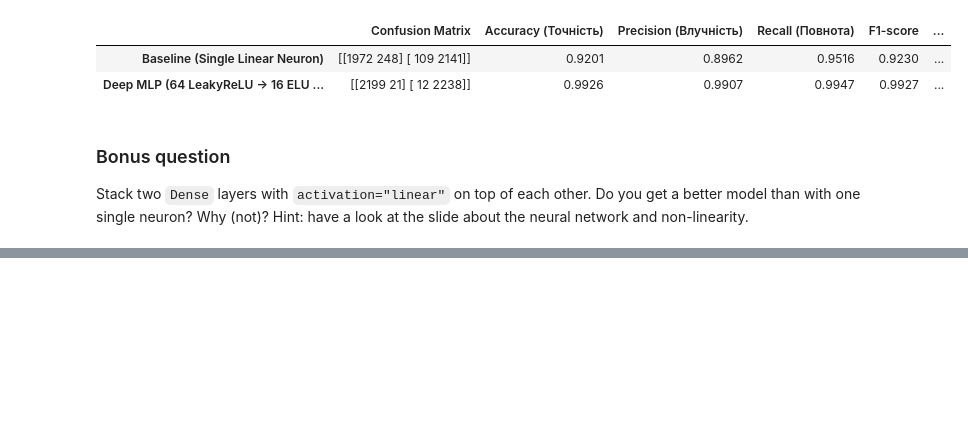
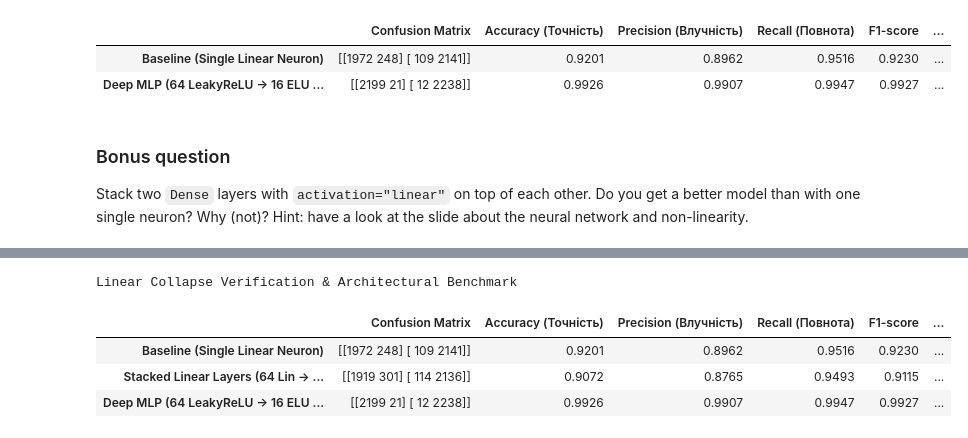
Before and after one commit to BogdanPinchuk/ComputerVision-PBY_HW12, a Jupyter notebook: Bohdan_Pinchuk_CV_HW12.ipynb, the cells around one changed output, grey strips where cells are left out. Saved outputs shown, nothing was run; the diff lists cells and outputs as text; code cells hidden in the pictures; blank space fills up the shorter version.

```diff
--- a/Bohdan_Pinchuk_CV_HW12.ipynb
+++ b/Bohdan_Pinchuk_CV_HW12.ipynb
@@ -630,0 +800,22 @@
+# %%
+# Comparing models
+
+from apps.reporter import Reporter
+
+# Input data
+models_comparison = [
+    ("Baseline (Single Linear Neuron)", df_metrics_single),
+    ("Stacked Linear Layers (64 Lin -> 1 Lin)", df_metrics_stacked),
+    ("Deep MLP (64 LeakyReLU -> 16 ELU -> 1 Sigmoid)", df_metrics_mlp),
+]
+
+# Solution
+
+# Print results
+Reporter.print_concat_pd_reports(models_comparison, "Linear Collapse Verification & Architectural Benchmark")
+# %% [output]
+Linear Collapse Verification & Architectural Benchmark
+|  | Confusion Matrix | Accuracy (Точність) | Precision (Влучність) | Recall (Повнота) | F1-score | ... |
+| Baseline (Single Linear Neuron) | [[1972 248] [ 109 2141]] | 0.9201 | 0.8962 | 0.9516 | 0.9230 | ... |
+| Stacked Linear Layers (64 Lin -> ... | [[1919 301] [ 114 2136]] | 0.9072 | 0.8765 | 0.9493 | 0.9115 | ... |
+| Deep MLP (64 LeakyReLU -> 16 ELU ... | [[2199 21] [ 12 2238]] | 0.9926 | 0.9907 | 0.9947 | 0.9927 | ... |
```
Also changed, not shown: parts of 6 cells of this notebook.
